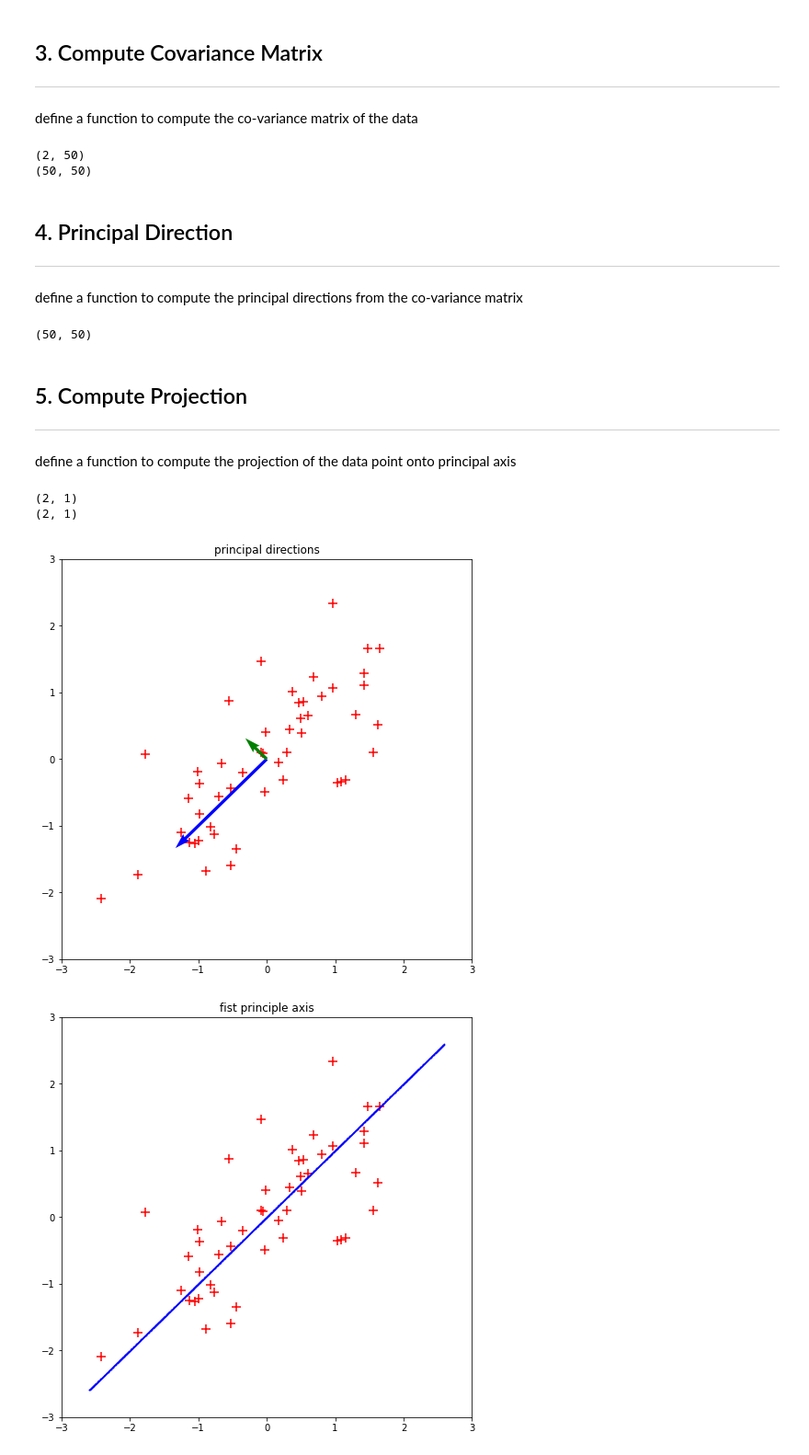
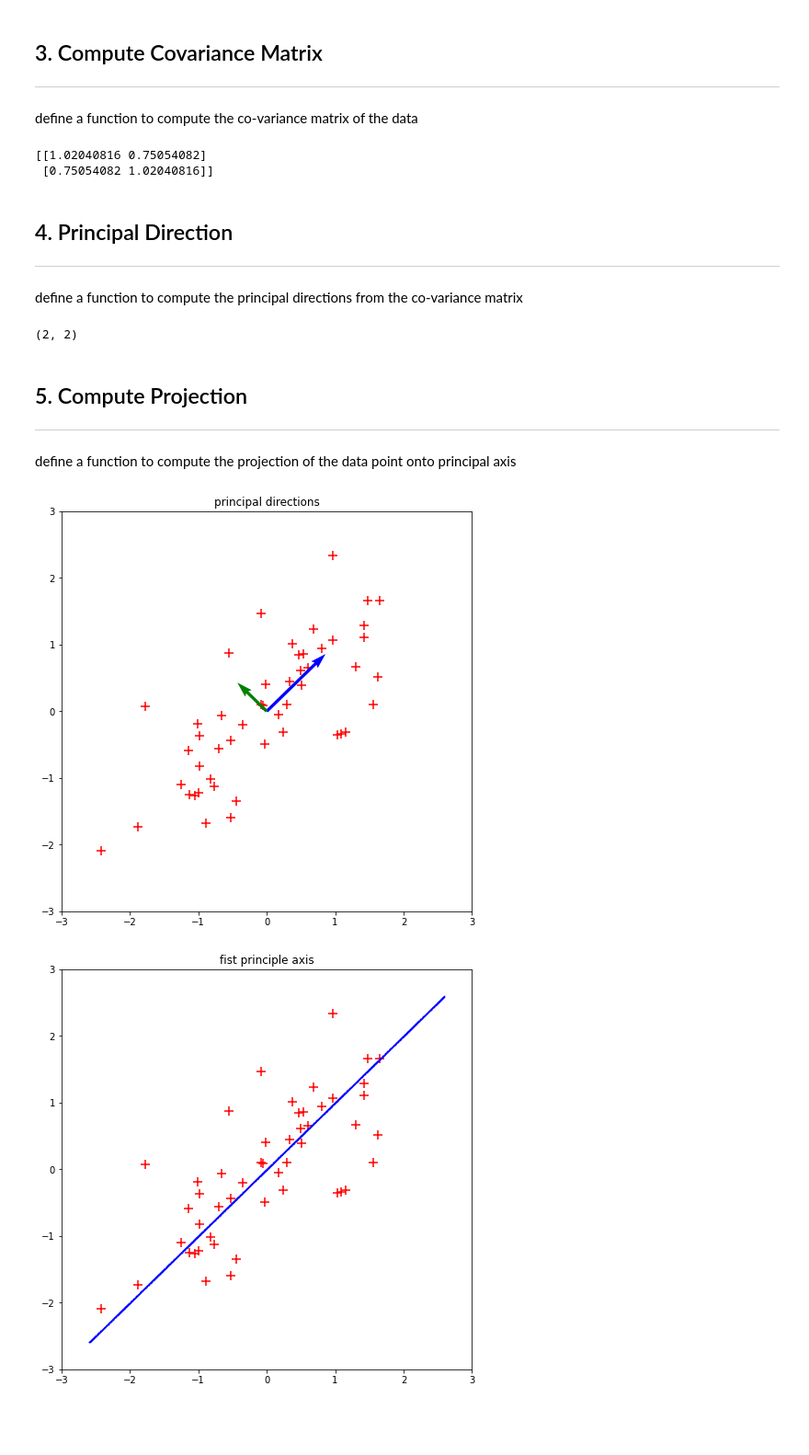
Before and after one commit to wkdthf21/Machine-Learning-Assignment, a Jupyter notebook: 08/Principal Component Analysis.ipynb, the cells around one changed output. Shown at 92% size. Drawn from its saved outputs; the diff is of its cells as text; code cells hidden in the pictures; blank space fills up the shorter version.

```diff
--- a/08/Principal Component Analysis.ipynb
+++ b/08/Principal Component Analysis.ipynb
@@ -82,10 +78,10 @@ def compute_covariance(x, y):
 # %%
-X, covar = compute_covariance(xn, yn)
-print(X.shape)
-print(covar.shape)
+X, covar = compute_covariance2(xn, yn)
+
+print(covar)
 # %% [output]
-(2, 50)
-(50, 50)
+[[1.02040816 0.75054082]
+ [0.75054082 1.02040816]]
 # %% [markdown]
 ## 4. Principal Direction
 <hr>
@@ -102,8 +99,8 @@ def compute_principal_direction(covariance):
 # %%
-principal_direction = compute_principal_direction(covar)
-print(principal_direction.shape)
+evecs = compute_principal_direction(covar)
+print(evecs.shape)
 # %% [output]
-(50, 50)
+(2, 2)
 # %% [markdown]
 ## 5. Compute Projection
 <hr>
@@ -120,26 +117,24 @@ def compute_projection(point, axis):
-# %%
-axis1 = -X.dot(principal_direction[:, :1])
-axis2 = -X.dot(principal_direction[:, 1:2])
-npx1, npy1 = compute_projection(X, axis1)
-npx2, npy2 = compute_projection(X, axis2)
-print(axis1.shape)
-print(axis2.shape)
-axis1 = axis1.astype(dtype = 'float64')
-axis2 = axis2.astype(dtype = 'float64')
-# %% [output]
-(2, 1)
-(2, 1)
+# %%
+axis1 = evecs2.T[0]
+axis2 = evecs2.T[1]
+Z1 = compute_projection(X, axis1)
+Z2 = compute_projection(X, axis2)
+generateZ1 = generate_from_projection(axis1.reshape(2, -1), Z1.reshape(-1, 50))
+generateZ2 = generate_from_projection(axis2.reshape(2, -1), Z2.reshape(-1, 50))
 # %%
+axis1 = axis1.astype(dtype = 'float64')
+axis2 = axis2.astype(dtype = 'float64')
+
 plt.figure(figsize = (8, 8))
 plt.scatter(xn, yn, c = 'red', marker = '+', s = 120)
-plt.quiver([0], [0], axis1[0], axis1[1], angles = 'xy', color = 'blue', scale = 30)
-plt.quiver([0], [0], axis2[0], axis2[1], angles = 'xy', color = 'green', scale = 50)
+plt.quiver([0], [0], axis1[0], axis1[1], angles = 'xy', color = 'blue', scale = 5)
+plt.quiver([0], [0], axis2[0], axis2[1], angles = 'xy', color = 'green', scale = 10)
 plt.xlim(-3, 3)
 plt.ylim(-3, 3)
 plt.title('principal directions')
 plt.show()
 # %% [output]
-[figure, old version]
+[figure, new version]
 # %%
 xmin, xmax = xn.min(), xn.max()
 xx = np.linspace(xmin, xmax, 1000)
```
Also changed, not shown: parts of 7 cells of this notebook.
